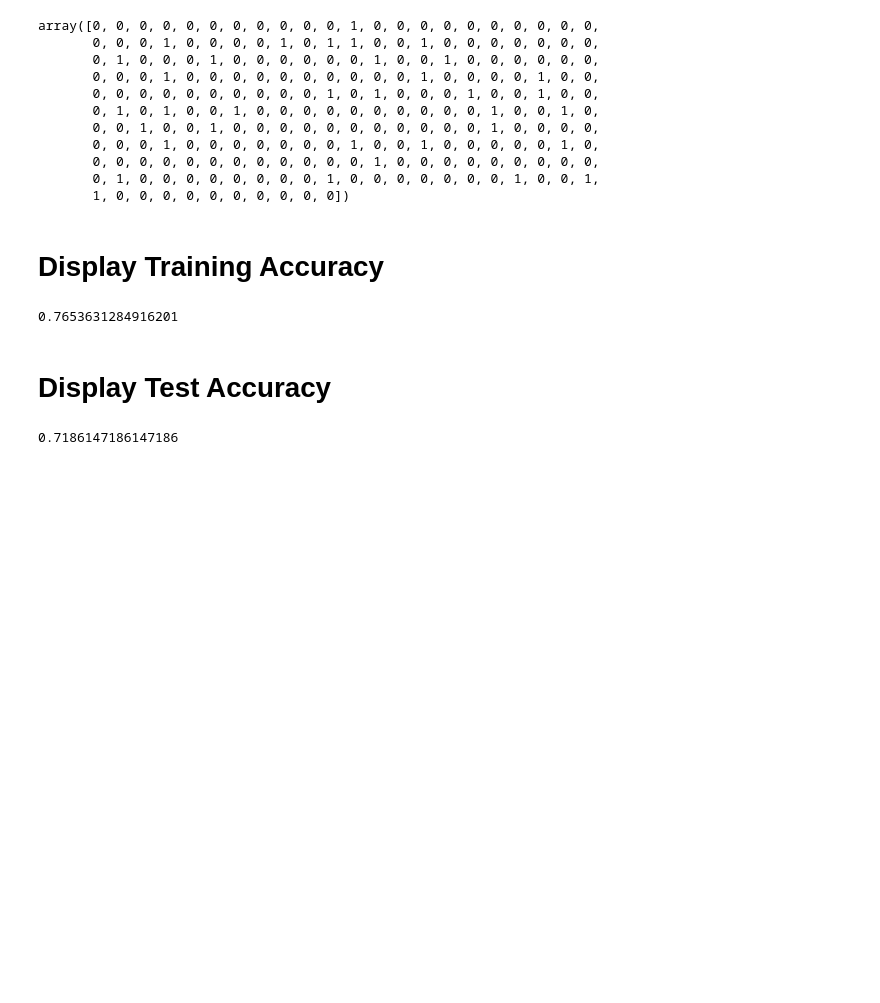
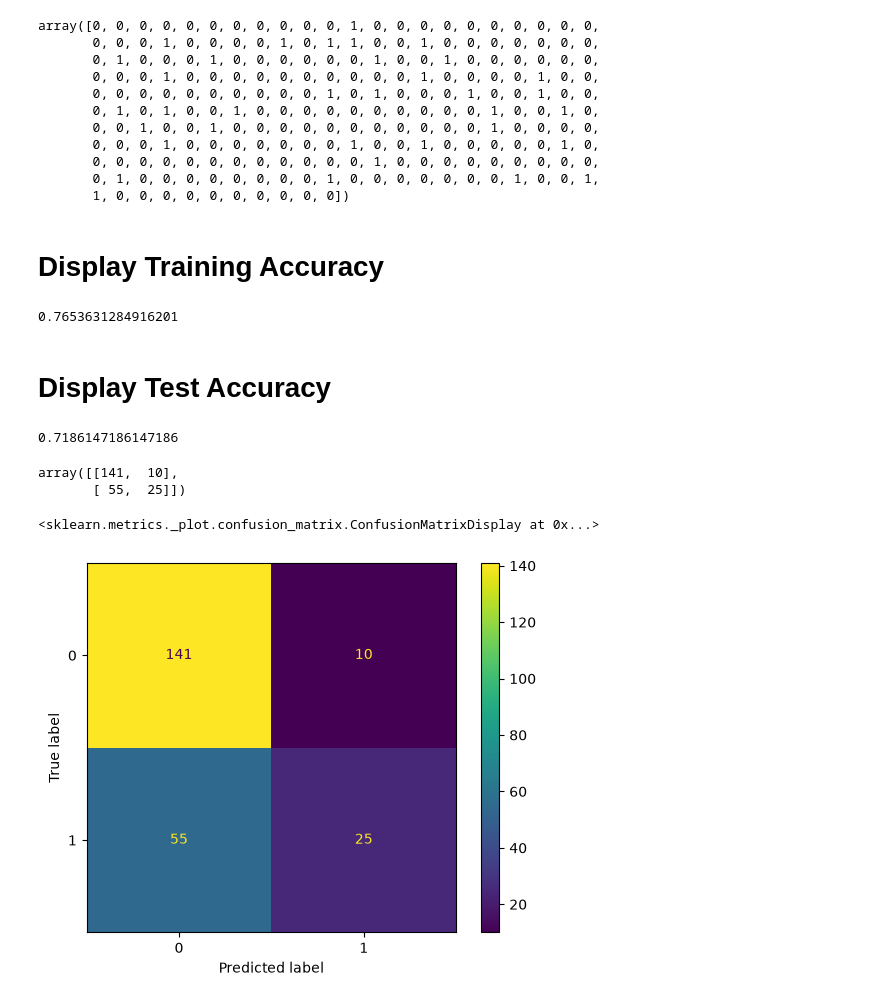
Before and after one commit to Jarvish1xyz/Sem-5, a Jupyter notebook: ML/Lab-8/Lab8_EMPTY copy.ipynb, the cells around one changed output. Cells and saved outputs as stored; diff of their text form; code cells hidden in the pictures; blank space fills up the shorter version.

```diff
--- a/ML/Lab-8/Lab8_EMPTY copy.ipynb
+++ b/ML/Lab-8/Lab8_EMPTY copy.ipynb
@@ -193,7 +193,8 @@ plt.show()
 # %% [markdown]
 # Predict the x_test
 # %%
-dtreeModel.predict(x_test)
+yPredict = dtreeModel.predict(x_test)
+yPredict
 # %% [output]
 array([0, 0, 0, 0, 0, 0, 0, 0, 0, 0, 0, 1, 0, 0, 0, 0, 0, 0, 0, 0, 0, 0,
        0, 0, 0, 1, 0, 0, 0, 0, 1, 0, 1, 1, 0, 0, 1, 0, 0, 0, 0, 0, 0, 0,
@@ -220,0 +224,12 @@ dtreeModel.score(x_test, y_test)
+# %%
+cm = confusion_matrix(y_test, yPredict)
+display(cm)
+# %% [output]
+array([[141,  10],
+       [ 55,  25]])
+# %%
+display = ConfusionMatrixDisplay(confusion_matrix=cm)
+display.plot()
+# %% [output]
+<sklearn.metrics._plot.confusion_matrix.ConfusionMatrixDisplay at 0x...>
+[figure, added]
```
Also changed, not shown: parts of 2 cells of this notebook, 3 other files.
